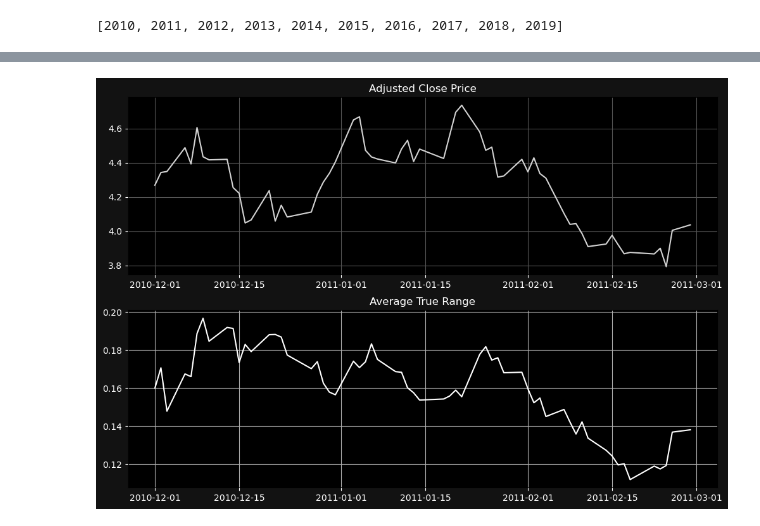
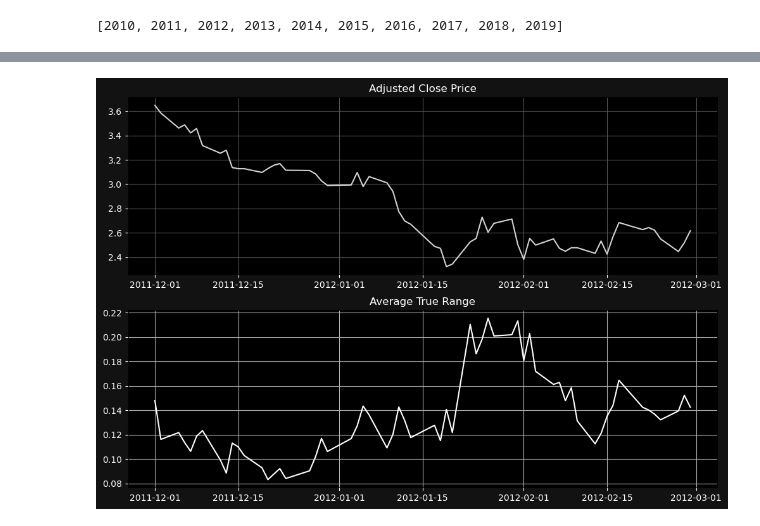
Before and after one commit to abridgers087/Group-Project-3, a Jupyter notebook: Natural Gas Futures and ATR(14).ipynb, the cells around one changed output, grey strips where cells are left out. Saved outputs shown, nothing was run; the diff lists cells and outputs as text; code cells hidden in the pictures.

```diff
--- a/Natural Gas Futures and ATR(14).ipynb
+++ b/Natural Gas Futures and ATR(14).ipynb
@@ -12,9 +12,8 @@ from datetime import timedelta
 from matplotlib import pyplot as plt
 # %%
 # parameters for API call
-start = start = dt.datetime(2010,12,1)
-end = dt.datetime.now()
-days = 14
+start = start = dt.datetime(2011,12,1)
+end = dt.datetime(2020,2,29)
 ticker = 'NG=F' #
 # %%
 # API request
@@ -43,9 +42,9 @@ df
 # %%
 # https://stackoverflow.com/questions/40256338/calculating-average-true-range-atr-on-ohlc-data-with-python
 # fifth answer
-
+days = 5
 # calculate Average True Range over length of dataset
-ATR = pd.concat([df.High.sub(df.Low), df.High.sub(df.Adj_Close.shift()), df.Low.sub(df.Adj_Close.shift())], axis=1).max(1).ewm(span=14).mean()
+ATR = pd.concat([df.High.sub(df.Low), df.High.sub(df.Adj_Close.shift()), df.Low.sub(df.Adj_Close.shift())], axis=1).max(1).ewm(span=days).mean()
 # %%
 ATR = pd.DataFrame(ATR)
 ATR
@@ -183,3 +179,4 @@ filtered_df.to_csv('winter_NG_data.csv', index=False)
 # %%
 # price and ATR data for 12/01/2010 - 3/28/2011
-winter_10_11 = merged_df.loc[(merged_df['Date'] >= '2010-12-01') & (merged_df['Date'] < '2011-03-01')]
+winter_11_12 = merged_df.loc[(merged_df['Date'] >= '2011-12-01') & (merged_df['Date'] < '2012-03-01')]
+winter_11_12
@@ -191,33 +202,33 @@ plt.figure(figsize=(12,8))
 
 ## natural gas futures prices plot
 ax1 = plt.subplot(211)
-ax1.plot(winter_10_11['Date'], winter_10_11['Adj_Close'], color='lightgray')
+ax1.plot(winter_11_12['Date'], winter_11_12['Adj_Close'], color='lightgray')
 ax1.set_title('Adjusted Close Price', color ="white")
 
 ax1.grid(True, color='#555555')
 ax1.set_axisbelow(True)
 ax1.set_facecolor('black')
 ax1.figure.set_facecolor('#121212')
 ax1.tick_params(axis='x', colors='white')
 ax1.tick_params(axis='y', colors='white')
 
 
 # 14 day ATR plot
 ax2 = plt.subplot(212, sharex=ax1)
-ax2.plot(winter_10_11['Date'], winter_10_11['ATR'], color='white')
+ax2.plot(winter_11_12['Date'], winter_11_12['ATR'], color='white')
 
 
 
 ax2.set_title('Average True Range', color='white')
 ax2.grid(True)
 ax2.set_axisbelow(True)
 ax2.set_facecolor('black')
 ax2.tick_params(axis='x', colors='white')
 ax2.tick_params(axis='y', colors='white')
 
 
 ##################
 
 plt.show()
 # %% [output]
-[figure, old version]
+[figure, new version]
```
Also changed, not shown: parts of 11 cells of this notebook.
